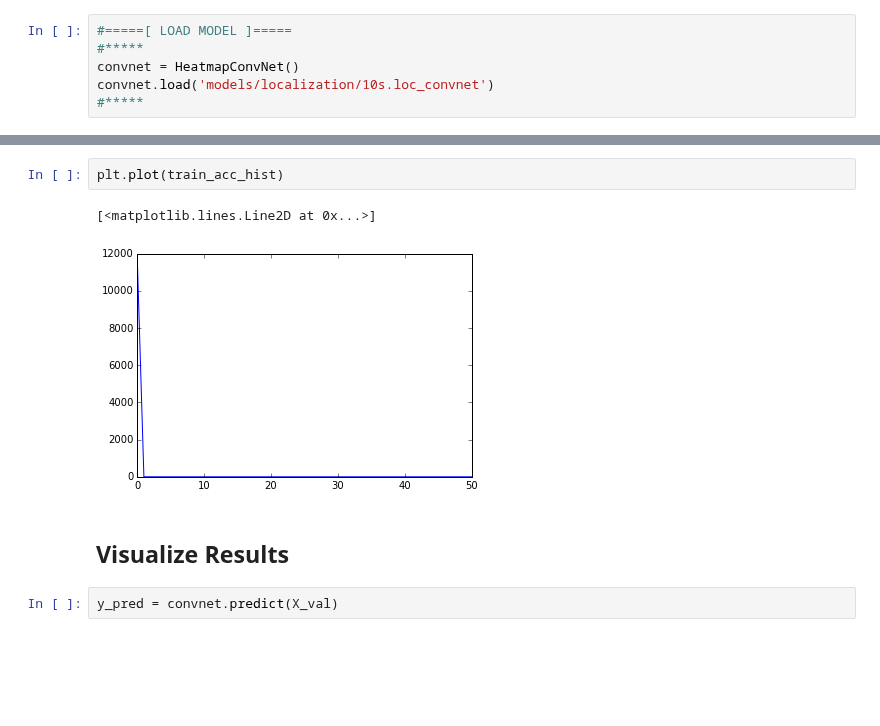
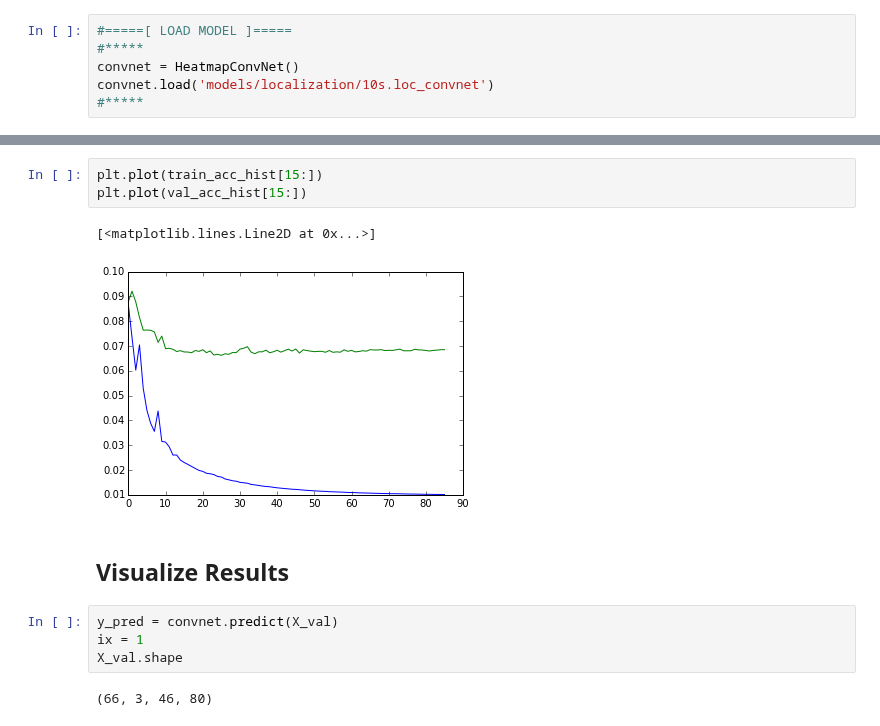
Before and after one commit to jayhack/ConvCube, a Jupyter notebook: HeatMap.ipynb, the cells around one changed output, grey strips where cells are left out. Saved outputs shown, nothing was run; the diff lists cells and outputs as text; blank space fills up the shorter version.

```diff
--- a/HeatMap.ipynb
+++ b/HeatMap.ipynb
@@ -106,9 +90,14 @@ finished optimization. best validation accuracy: 0.317628
 # %%
-plt.plot(train_acc_hist)
+plt.plot(train_acc_hist[15:])
+plt.plot(val_acc_hist[15:])
 # %% [output]
 [<matplotlib.lines.Line2D at 0x...>]
-[figure, old version]
+[figure, new version]
 # %% [markdown]
 ## Visualize Results
 # %%
 y_pred = convnet.predict(X_val)
+ix = 1
+X_val.shape
+# %% [output]
+(66, 3, 46, 80)
```
Also changed, not shown: parts of 9 cells of this notebook, 10 other files.
